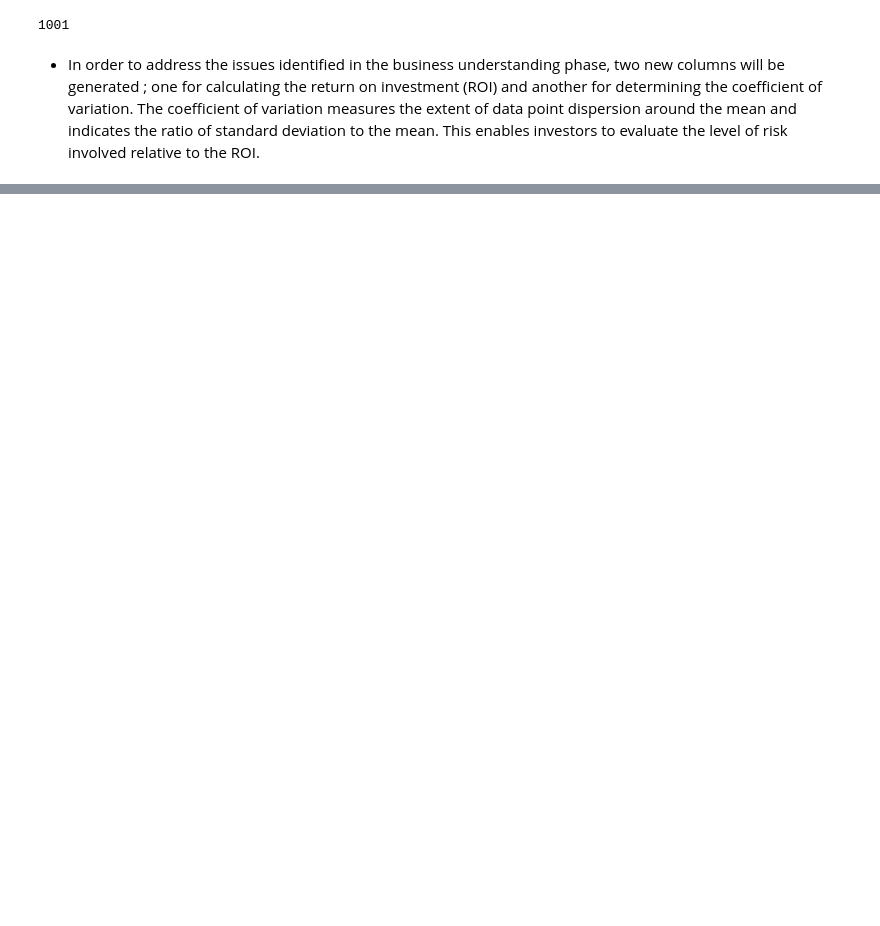
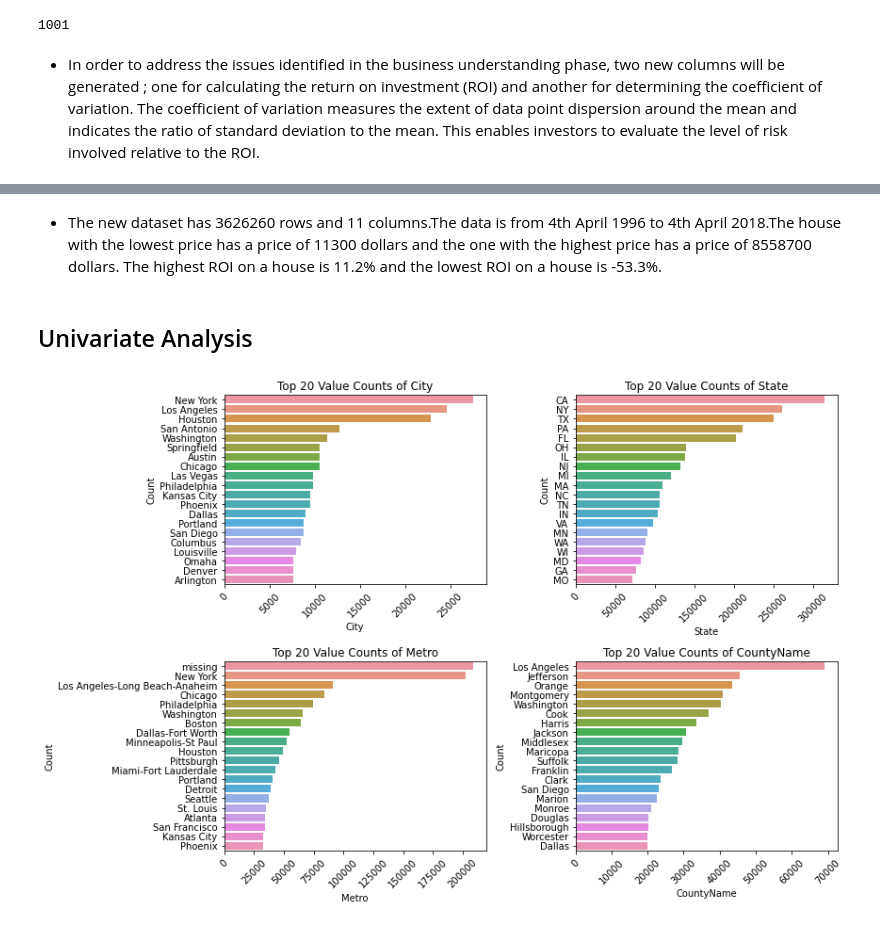
Before and after one commit to Derrick-wekesa/phase-4-project, a Jupyter notebook: student.ipynb, the cells around one changed output, grey strips where cells are left out. Cells and saved outputs as stored; diff of their text form; code cells hidden in the pictures; blank space fills up the shorter version.

Commit message:
Finished univariate EDA

```diff
--- a/student.ipynb
+++ b/student.ipynb
@@ -296,0 +319,3 @@ print(df)
+# %%
+# Created a new copy of the dataset
+melted_df = df.copy()
@@ -296,0 +324,17 @@ print(df)
+# %%
+# Defined a function to melt and process the DataFrame
+
+def melt_data(df):
+    # Melt the DataFrame 'df' into a long format
+    melted = pd.melt(df, id_vars=['ZipCode', 'RegionID', 'SizeRank', 'City', 'State', 'Metro', 'CountyName', 'ROI', 'CV'], var_name='time')
+
+    # Converted the 'time' column to datetime format
+    melted['time'] = pd.to_datetime(melted['time'], infer_datetime_format=True)
+
+    # Dropped rows with missing values in the 'value' column
+    melted = melted.dropna(subset=['value'])
+
+    return melted
+
+# Call the 'melt_data' function to process the DataFrame 'melted_df'
+melted_df = melt_data(melted_df)
@@ -296,0 +379,4 @@ print(df)
+# %% [markdown]
+- The new dataset has 3626260 rows and 11 columns.The data is from 4th April 1996 to 4th April 2018.The house with the lowest price has a price of 11300 dollars and the one with the highest price has a price of 8558700 dollars. The highest ROI on a house is 11.2% and the lowest ROI on a house is -53.3%.
+# %% [markdown]
+## Univariate Analysis
@@ -296,0 +435,9 @@ print(df)
+# %%
+# Defined a list of column names to analyze and plot value counts for
+columns_list = ["City", "State", "Metro", "CountyName"]
+
+# Call the 'plot_value_counts' function to generate bar plots for the specified columns
+# using the 'melted_df' DataFrame as the dataset
+plot_value_counts(melted_df, columns_list)
+# %% [output]
+[figure, added]
```
Also changed, not shown: parts of 22 cells of this notebook.
